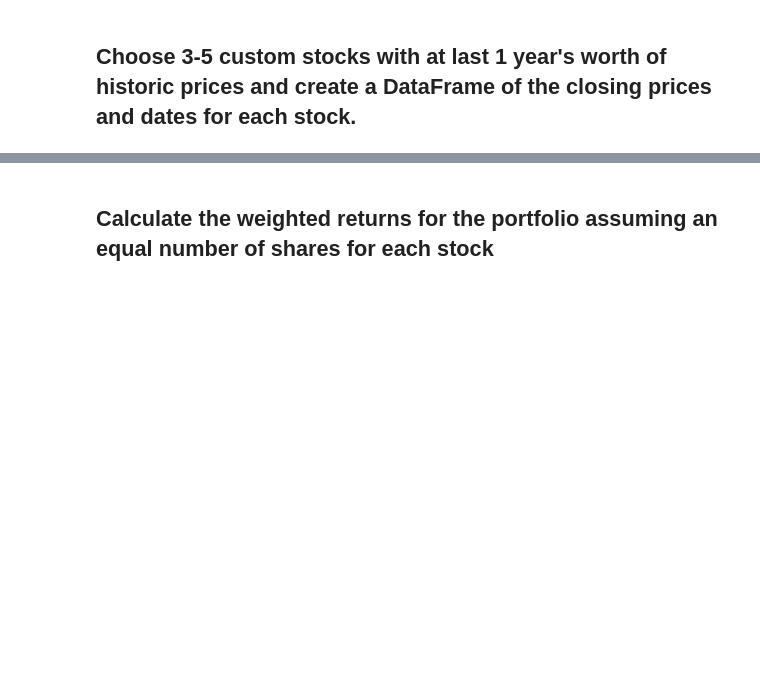
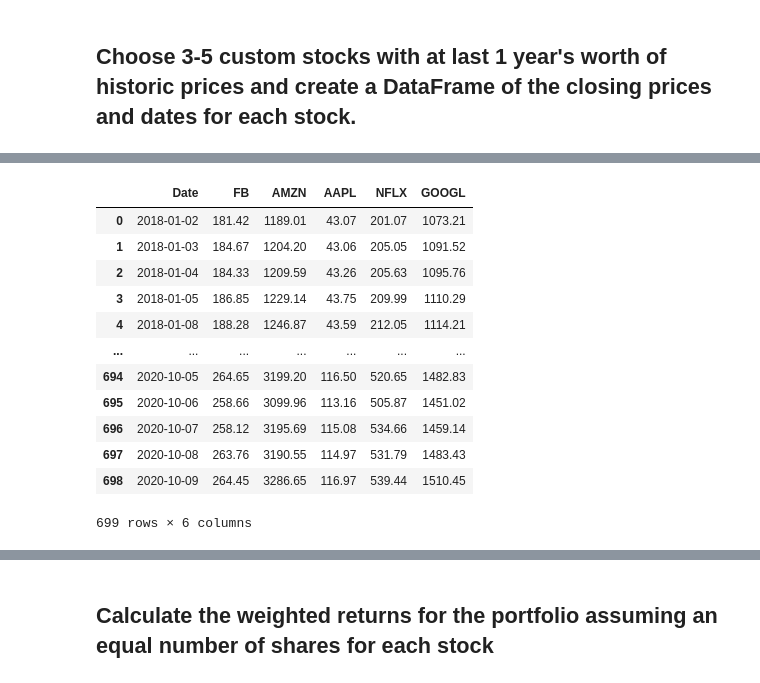
Before and after one commit to drg-developer-2-GWFinTech-Homeworks/homework-3, a Jupyter notebook: whale_analysis.ipynb, the cells around one changed output, grey strips where cells are left out. Drawn from its saved outputs; the diff is of its cells as text; code cells hidden in the pictures; blank space fills up the shorter version.

```diff
--- a/whale_analysis.ipynb
+++ b/whale_analysis.ipynb
@@ -459,19 +409,19 @@ faang_portfolio_fb.head()
 # %%
 # Read the third stock
-faang_portfolio_fb_filepath = Path("Resources/FAANG_Portfolio/AAPL.csv")
-faang_portfolio_fb = pd.read_csv(faang_portfolio_fb_filepath, index_col="Date", parse_dates=True, infer_datetime_format=True)
-faang_portfolio_fb.sort_index(ascending=True, inplace=True)
-faang_portfolio_fb.head()
+faang_portfolio_aapl_filepath = Path("Resources/FAANG_Portfolio/AAPL.csv")
+faang_portfolio_aapl = pd.read_csv(faang_portfolio_aapl_filepath, index_col="Date", parse_dates=True, infer_datetime_format=True)
+faang_portfolio_aapl.sort_index(ascending=True, inplace=True)
+print(faang_portfolio_aapl.head())
 
 # Reading additional stock
-faang_portfolio_fb_filepath = Path("Resources/FAANG_Portfolio/NFLX.csv")
-faang_portfolio_fb = pd.read_csv(faang_portfolio_fb_filepath, index_col="Date", parse_dates=True, infer_datetime_format=True)
-faang_portfolio_fb.sort_index(ascending=True, inplace=True)
-faang_portfolio_fb.head()
+faang_portfolio_nflx_filepath = Path("Resources/FAANG_Portfolio/NFLX.csv")
+faang_portfolio_nflx = pd.read_csv(faang_portfolio_nflx_filepath, index_col="Date", parse_dates=True, infer_datetime_format=True)
+faang_portfolio_nflx.sort_index(ascending=True, inplace=True)
+print(faang_portfolio_nflx.head())
 
 # Reading additional stock
-faang_portfolio_fb_filepath = Path("Resources/FAANG_Portfolio/GOOGL.csv")
-faang_portfolio_fb = pd.read_csv(faang_portfolio_fb_filepath, index_col="Date", parse_dates=True, infer_datetime_format=True)
-faang_portfolio_fb.sort_index(ascending=True, inplace=True)
-faang_portfolio_fb.head()
+faang_portfolio_googl_filepath = Path("Resources/FAANG_Portfolio/GOOGL.csv")
+faang_portfolio_googl = pd.read_csv(faang_portfolio_googl_filepath, index_col="Date", parse_dates=True, infer_datetime_format=True)
+faang_portfolio_googl.sort_index(ascending=True, inplace=True)
+print(faang_portfolio_googl.head())
 # %% [output]
@@ -488,5 +470,19 @@ faang_portfolio_fb.head()
 # %%
 # Reset the index
-# YOUR CODE HERE
+faang_portfolio_prices.reset_index()
+# %% [output]
+|  | Date | FB | AMZN | AAPL | NFLX | GOOGL |
+| 0 | 2018-01-02 | 181.42 | 1189.01 | 43.07 | 201.07 | 1073.21 |
+| 1 | 2018-01-03 | 184.67 | 1204.20 | 43.06 | 205.05 | 1091.52 |
+| 2 | 2018-01-04 | 184.33 | 1209.59 | 43.26 | 205.63 | 1095.76 |
+| 3 | 2018-01-05 | 186.85 | 1229.14 | 43.75 | 209.99 | 1110.29 |
+| 4 | 2018-01-08 | 188.28 | 1246.87 | 43.59 | 212.05 | 1114.21 |
+| ... | ... | ... | ... | ... | ... | ... |
+| 694 | 2020-10-05 | 264.65 | 3199.20 | 116.50 | 520.65 | 1482.83 |
+| 695 | 2020-10-06 | 258.66 | 3099.96 | 113.16 | 505.87 | 1451.02 |
+| 696 | 2020-10-07 | 258.12 | 3195.69 | 115.08 | 534.66 | 1459.14 |
+| 697 | 2020-10-08 | 263.76 | 3190.55 | 114.97 | 531.79 | 1483.43 |
+| 698 | 2020-10-09 | 264.45 | 3286.65 | 116.97 | 539.44 | 1510.45 |
+699 rows × 6 columns
 # %%
 # Pivot so that each column of prices represents a unique symbol
```
Also changed, not shown: parts of 21 cells of this notebook, 10 other files.
